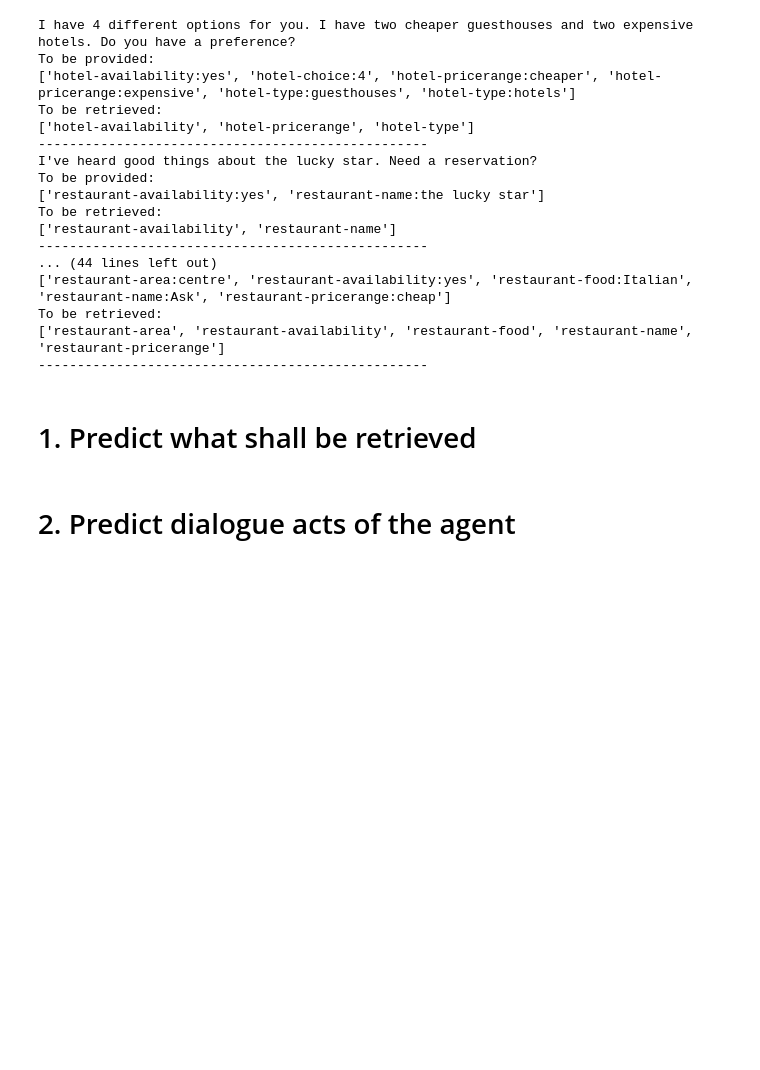
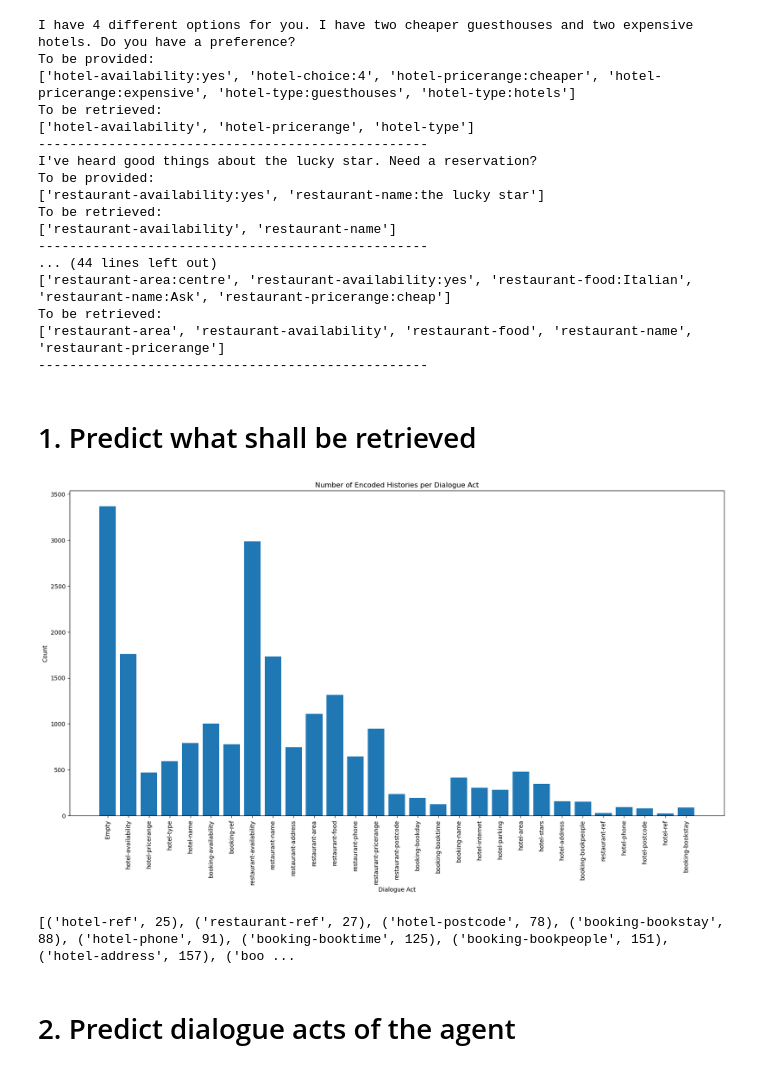
Before and after one commit to RobCTs/NLI_conversational_agent, a Jupyter notebook: agent_move.ipynb, the cells around one changed output. Saved outputs shown, nothing was run; the diff lists cells and outputs as text; code cells hidden in the pictures; blank space fills up the shorter version.

```diff
--- a/agent_move.ipynb
+++ b/agent_move.ipynb
@@ -180,6 +180,15 @@ def filter_dialog_acts(dialogue_acts: List[str]):
             dialogue_acts_new.append(dialogue_act)
 
     return dialogue_acts_new
+
+# From an array of to be retrieved slots, remove the slot act for the domain if it is not one of the four domains
+def filter_retrieved_slots(to_be_retrieved_array: List[str]):
+    to_be_retrieved_new = []
+    for to_be_retrieved in to_be_retrieved_array:
+        if to_be_retrieved.split('-')[0].upper() in ['RESTAURANT', 'HOTEL', 'BOOKING', 'GENERAL']:
+            to_be_retrieved_new.append(to_be_retrieved)
+
+    return to_be_retrieved_new
 
 def toDataFrame(raw_data):
     # Initialize an empty list to store rows as dictionaries
@@ -219,7 +228,7 @@ def toDataFrame(raw_data):
                     encoded_history += ">".join([previous_agent_history[j][0], "_".join(previous_agent_history[j][1]), "_".join(previous_agent_history[j][2])]) + "|"
 
                 # Add the to be provided ground truth to the encoded history for this turn
-                to_be_provided = dialogue['turns']['to_be_provided_overall'][i]
+                to_be_provided = filter_retrieved_slots(dialogue['turns']['to_be_retrieved_ground_truth'][i])
                 encoded_history = encoded_history
 
                 # Append as a dictionary to the data list
@@ -245,6 +254,48 @@ X_test, Y_test = toDataFrame(test_data_filtered)
 # Final Training
 X_test_val = pd.concat([X_test,X_val])
 Y_test_val = pd.concat([Y_test, Y_val])
+# %%
+# Generate a histogram of the number of Encoded History per To be retrieved, knowing that there can be To be retrieved acts per Encoded History.
+# To deal with this, we count as a separate Encoded History each time a To be retrieved is present in an Encoded History, instead of counting more than one
+# To be retrieved per Encoded History.
+
+# Initialize an empty dictionary to store the counts of each to be retrieved
+counts = {}
+counts["Empty"] = 0
+# Loop through each to be retrieved array in the training data
+
+for to_be_retrieved_array in Y_train:
+        # Loop through each to be retrieved in the to be retrieved array
+        for to_be_retrieved in to_be_retrieved_array:
+
+            # If the to be retrieved is already in the dictionary, increment its count by 1
+            if to_be_retrieved in counts:
+                counts[to_be_retrieved] += 1
+
+            # If the to be retrieved is not already in the dictionary, set its count to 1
+            else:
+                counts[to_be_retrieved] = 1
+
+        # if to_be_retrieved_array is empty, add an empty string to the dictionary
+        if not to_be_retrieved_array:
+            counts["Empty"] += 1
+
+
+# Plot the histogram
+plt.figure(figsize=(20, 10))
+plt.bar(counts.keys(), counts.values())
+plt.xticks(rotation=90)
+plt.xlabel('Dialogue Act')
+plt.ylabel('Count')
+plt.title('Number of Encoded Histories per Dialogue Act')
+plt.show()
+
+# Bottom 10 dialogue acts
+sorted_counts = sorted(counts.items(), key=lambda item: item[1])
+print(sorted_counts[:10])
+# %% [output]
+[figure, added]
+[('hotel-ref', 25), ('restaurant-ref', 27), ('hotel-postcode', 78), ('booking-bookstay', 88), ('hotel-phone', 91), ('booking-booktime', 125), ('booking-bookpeople', 151), ('hotel-address', 157), ('boo ...
 # %% [markdown]
 # 2. Predict dialogue acts of the agent
 # %% [markdown]
```
Also changed, not shown: parts of 1 cell of this notebook.
